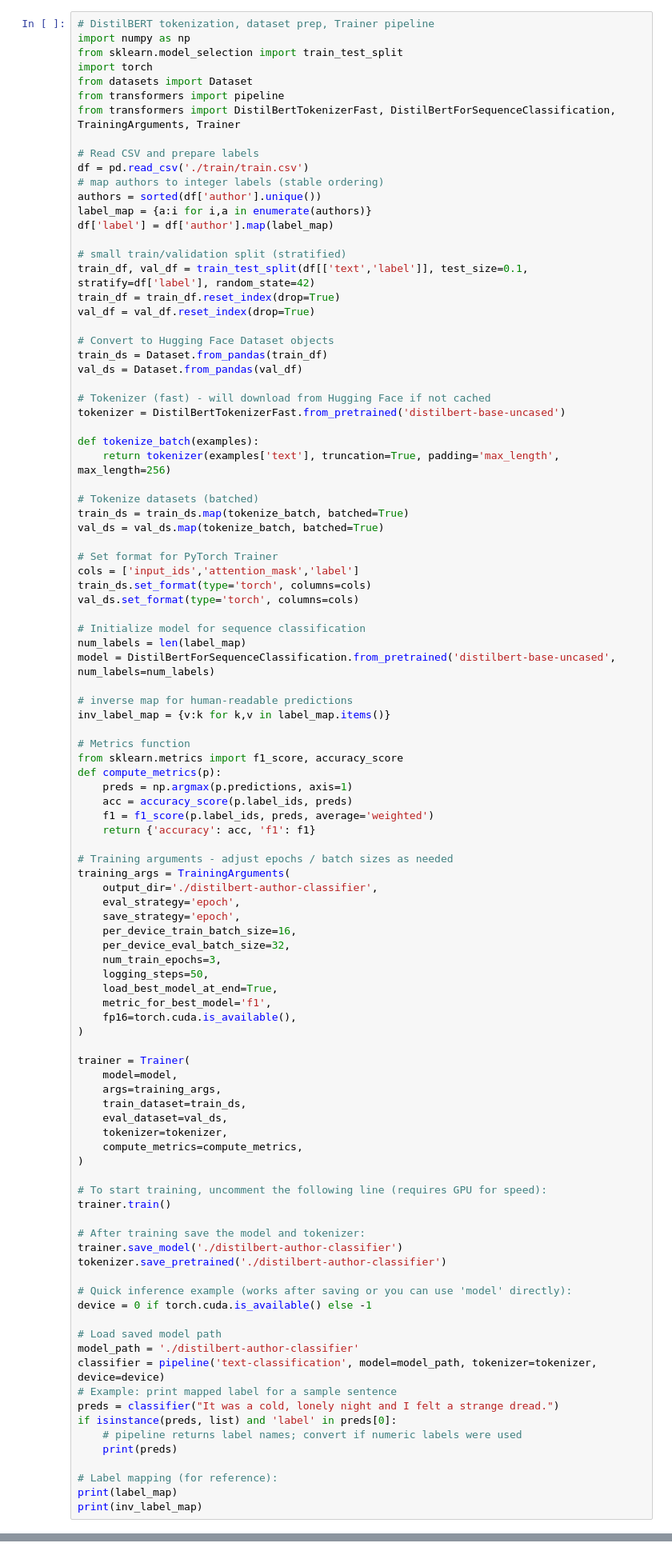
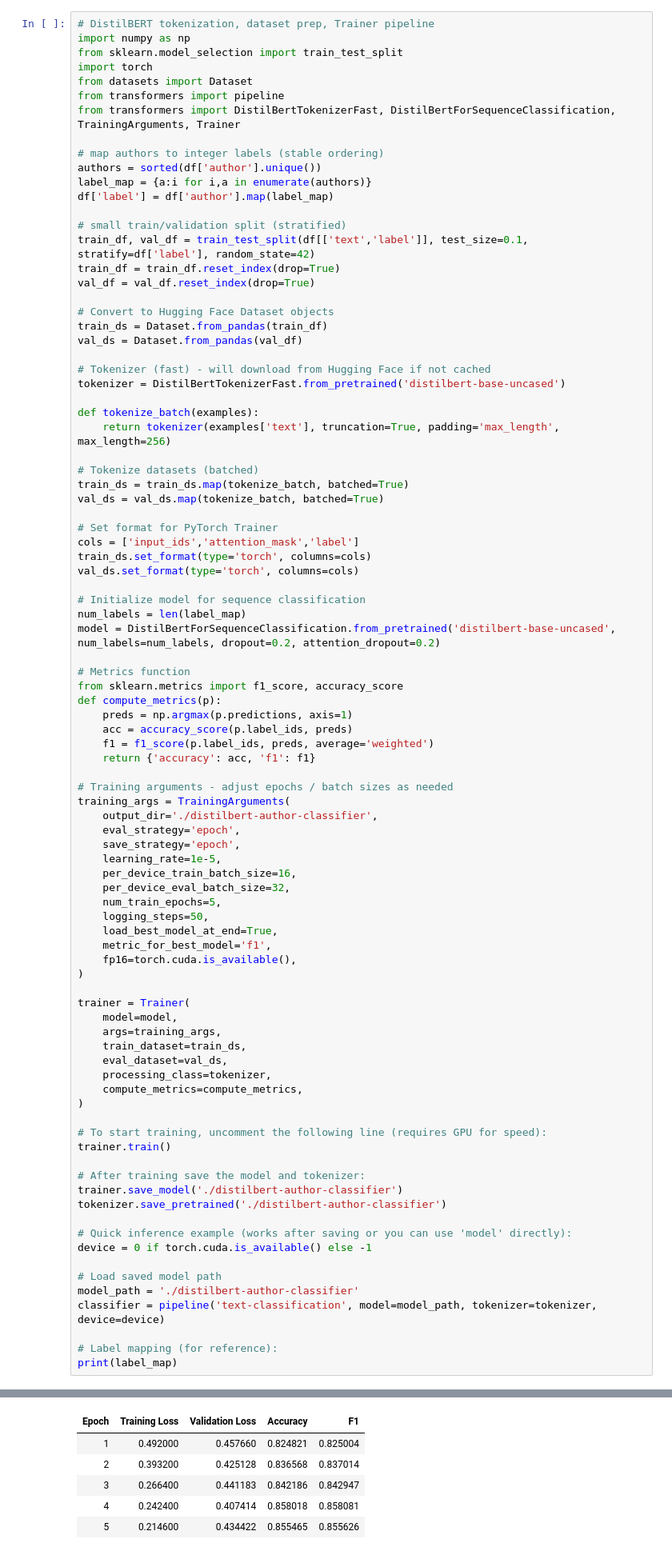
Before and after one commit to BrianStew/COSC325FinalProject, a Jupyter notebook: DistilBERT.ipynb, the cells around one changed output, grey strips where cells are left out. Shown at 80% size. Cells and saved outputs as stored; diff of their text form.

```diff
--- a/DistilBERT.ipynb
+++ b/DistilBERT.ipynb
@@ -51,8 +56,6 @@ from datasets import Dataset
 from transformers import pipeline
 from transformers import DistilBertTokenizerFast, DistilBertForSequenceClassification, TrainingArguments, Trainer
 
-# Read CSV and prepare labels
-df = pd.read_csv('./train/train.csv')
 # map authors to integer labels (stable ordering)
 authors = sorted(df['author'].unique())
 label_map = {a:i for i,a in enumerate(authors)}
@@ -84,10 +87,7 @@ val_ds.set_format(type='torch', columns=cols)
 
 # Initialize model for sequence classification
 num_labels = len(label_map)
-model = DistilBertForSequenceClassification.from_pretrained('distilbert-base-uncased', num_labels=num_labels)
-
-# inverse map for human-readable predictions
-inv_label_map = {v:k for k,v in label_map.items()}
+model = DistilBertForSequenceClassification.from_pretrained('distilbert-base-uncased', num_labels=num_labels, dropout=0.2, attention_dropout=0.2)
 
 # Metrics function
 from sklearn.metrics import f1_score, accuracy_score
@@ -102,9 +102,10 @@ training_args = TrainingArguments(
     output_dir='./distilbert-author-classifier',
     eval_strategy='epoch',
     save_strategy='epoch',
+    learning_rate=1e-5,
     per_device_train_batch_size=16,
     per_device_eval_batch_size=32,
-    num_train_epochs=3,
+    num_train_epochs=5,
     logging_steps=50,
     load_best_model_at_end=True,
     metric_for_best_model='f1',
@@ -116,7 +117,7 @@ trainer = Trainer(
     args=training_args,
     train_dataset=train_ds,
     eval_dataset=val_ds,
-    tokenizer=tokenizer,
+    processing_class=tokenizer,
     compute_metrics=compute_metrics,
 )
 
@@ -133,12 +134,7 @@ device = 0 if torch.cuda.is_available() else -1
 # Load saved model path
 model_path = './distilbert-author-classifier'
 classifier = pipeline('text-classification', model=model_path, tokenizer=tokenizer, device=device)
-# Example: print mapped label for a sample sentence
-preds = classifier("It was a cold, lonely night and I felt a strange dread.")
-if isinstance(preds, list) and 'label' in preds[0]:
-    # pipeline returns label names; convert if numeric labels were used
-    print(preds)
 
 # Label mapping (for reference):
 print(label_map)
-print(inv_label_map)
+# %% [output]
@@ -144,0 +144,6 @@ print(inv_label_map)
+| Epoch | Training Loss | Validation Loss | Accuracy | F1 |
+| 1 | 0.492000 | 0.457660 | 0.824821 | 0.825004 |
+| 2 | 0.393200 | 0.425128 | 0.836568 | 0.837014 |
+| 3 | 0.266400 | 0.441183 | 0.842186 | 0.842947 |
+| 4 | 0.242400 | 0.407414 | 0.858018 | 0.858081 |
+| 5 | 0.214600 | 0.434422 | 0.855465 | 0.855626 |
```
Also changed, not shown: parts of 7 cells of this notebook.
